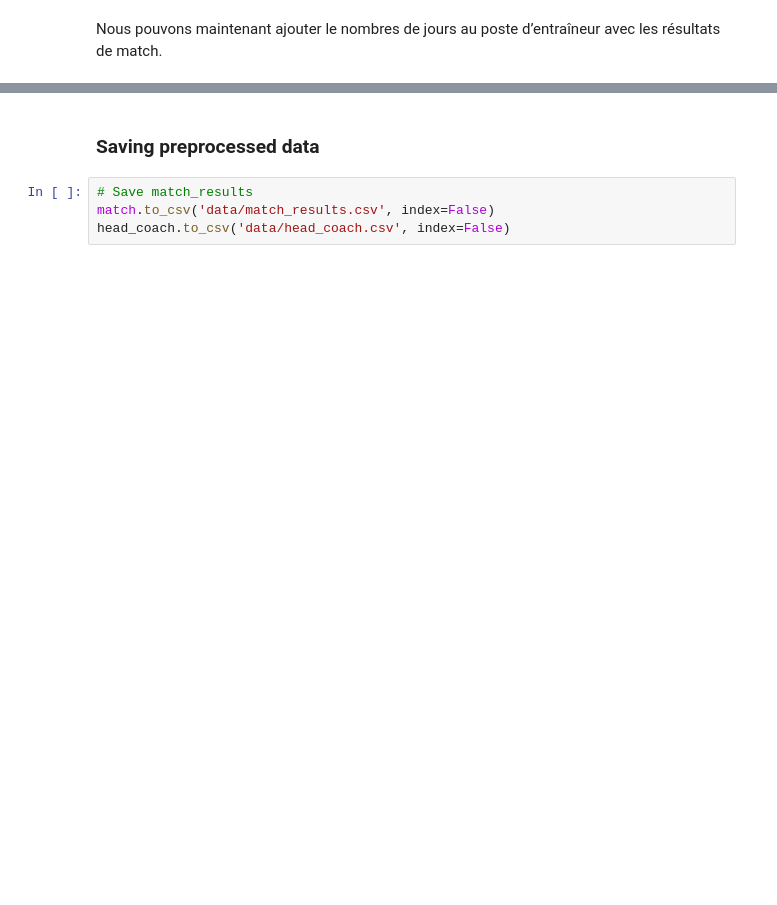
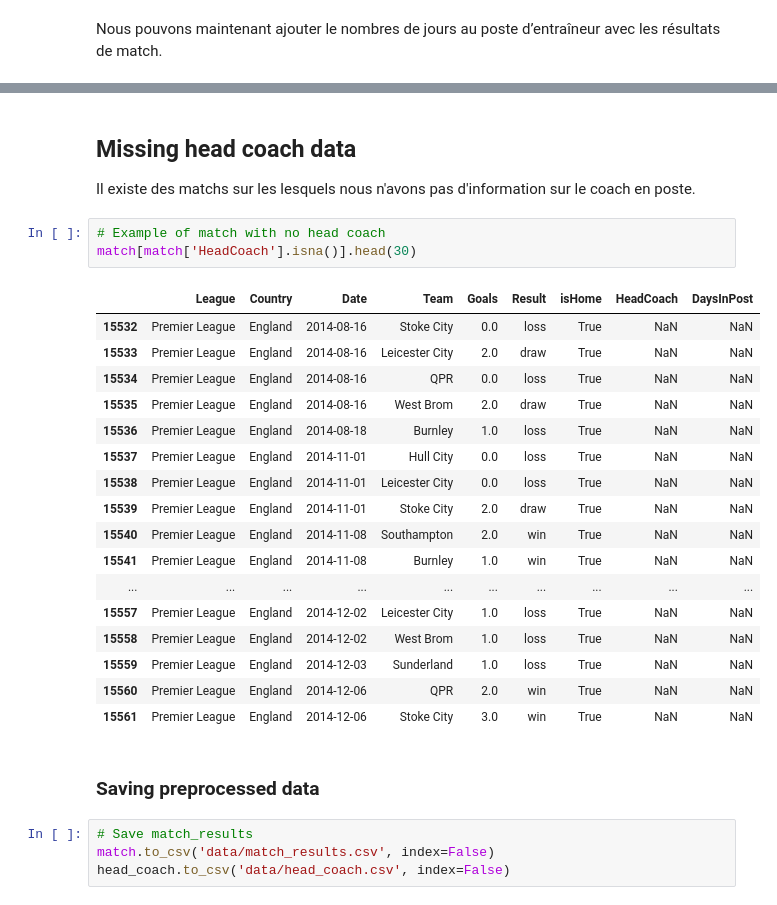
Before and after one commit to mathisdrn/head_coach_dismissal, a Jupyter notebook: src/01 Preprocessing.ipynb, the cells around one changed output, grey strips where cells are left out. Cells and saved outputs as stored; diff of their text form; blank space fills up the shorter version.

```diff
--- a/src/01 Preprocessing.ipynb
+++ b/src/01 Preprocessing.ipynb
@@ -318,6 +321,31 @@ match.head()
 | 2 | Premier League | England | 2014-08-17 | Liverpool | 2.0 | win | True | Brendan Rodgers | 777.0 |
 | 3 | Premier League | England | 2014-08-17 | Newcastle Utd | 0.0 | loss | True | Alan Pardew | 1347.0 |
 | 4 | Premier League | England | 2014-11-01 | Newcastle Utd | 1.0 | win | True | Alan Pardew | 1423.0 |
+# %% [markdown]
+## Missing head coach data
+
+Il existe des matchs sur les lesquels nous n'avons pas d'information sur le coach en poste.
+# %%
+# Example of match with no head coach
+match[match['HeadCoach'].isna()].head(30)
+# %% [output]
+|  | League | Country | Date | Team | Goals | Result | isHome | HeadCoach | DaysInPost |
+| 15532 | Premier League | England | 2014-08-16 | Stoke City | 0.0 | loss | True | NaN | NaN |
+| 15533 | Premier League | England | 2014-08-16 | Leicester City | 2.0 | draw | True | NaN | NaN |
+| 15534 | Premier League | England | 2014-08-16 | QPR | 0.0 | loss | True | NaN | NaN |
+| 15535 | Premier League | England | 2014-08-16 | West Brom | 2.0 | draw | True | NaN | NaN |
+| 15536 | Premier League | England | 2014-08-18 | Burnley | 1.0 | loss | True | NaN | NaN |
+| 15537 | Premier League | England | 2014-11-01 | Hull City | 0.0 | loss | True | NaN | NaN |
+| 15538 | Premier League | England | 2014-11-01 | Leicester City | 0.0 | loss | True | NaN | NaN |
+| 15539 | Premier League | England | 2014-11-01 | Stoke City | 2.0 | draw | True | NaN | NaN |
+| 15540 | Premier League | England | 2014-11-08 | Southampton | 2.0 | win | True | NaN | NaN |
+| 15541 | Premier League | England | 2014-11-08 | Burnley | 1.0 | win | True | NaN | NaN |
+| ... | ... | ... | ... | ... | ... | ... | ... | ... | ... |
+| 15557 | Premier League | England | 2014-12-02 | Leicester City | 1.0 | loss | True | NaN | NaN |
+| 15558 | Premier League | England | 2014-12-02 | West Brom | 1.0 | loss | True | NaN | NaN |
+| 15559 | Premier League | England | 2014-12-03 | Sunderland | 1.0 | loss | True | NaN | NaN |
+| 15560 | Premier League | England | 2014-12-06 | QPR | 2.0 | win | True | NaN | NaN |
+| 15561 | Premier League | England | 2014-12-06 | Stoke City | 3.0 | win | True | NaN | NaN |
 # %% [markdown]
 ### Saving preprocessed data
 # %%
```
Also changed, not shown: parts of 4 cells of this notebook, 4 other files.
